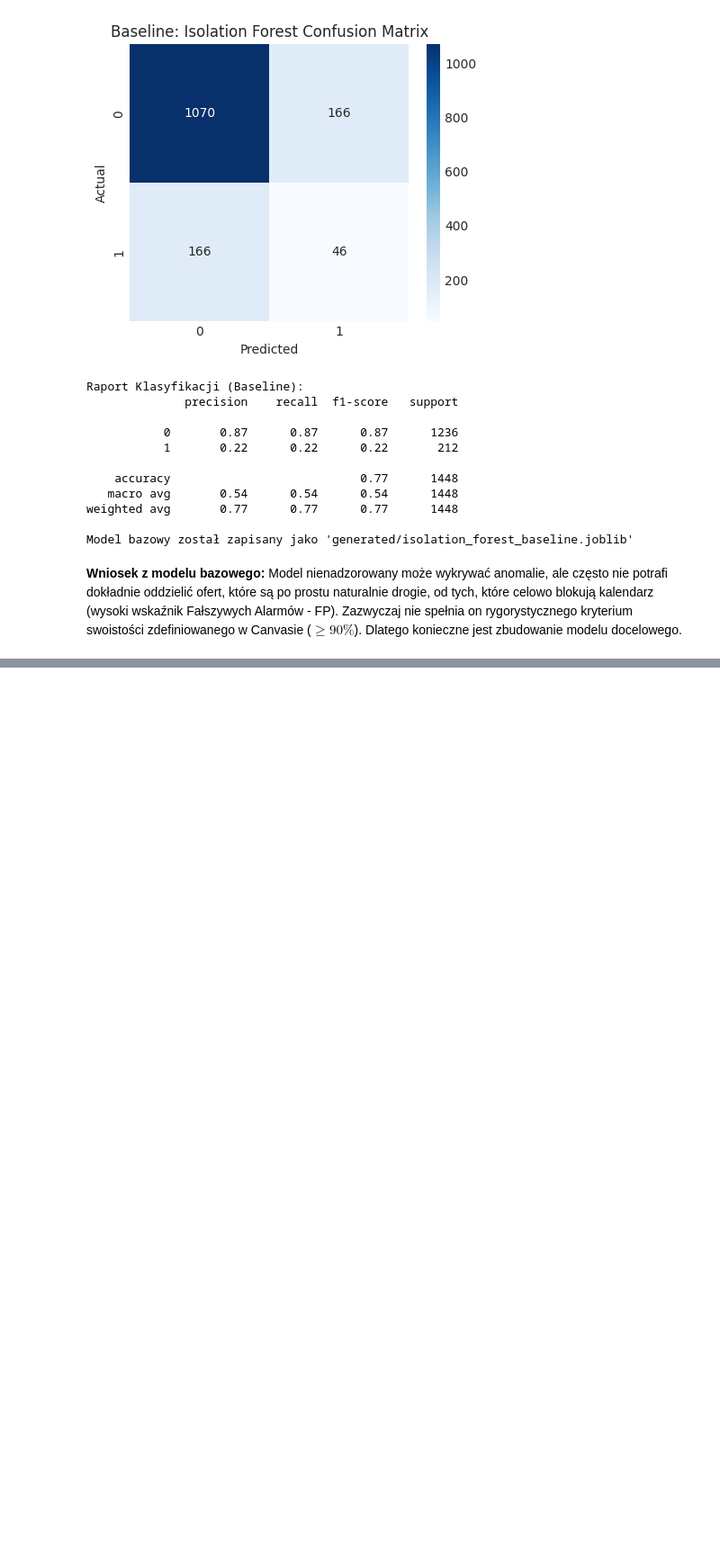
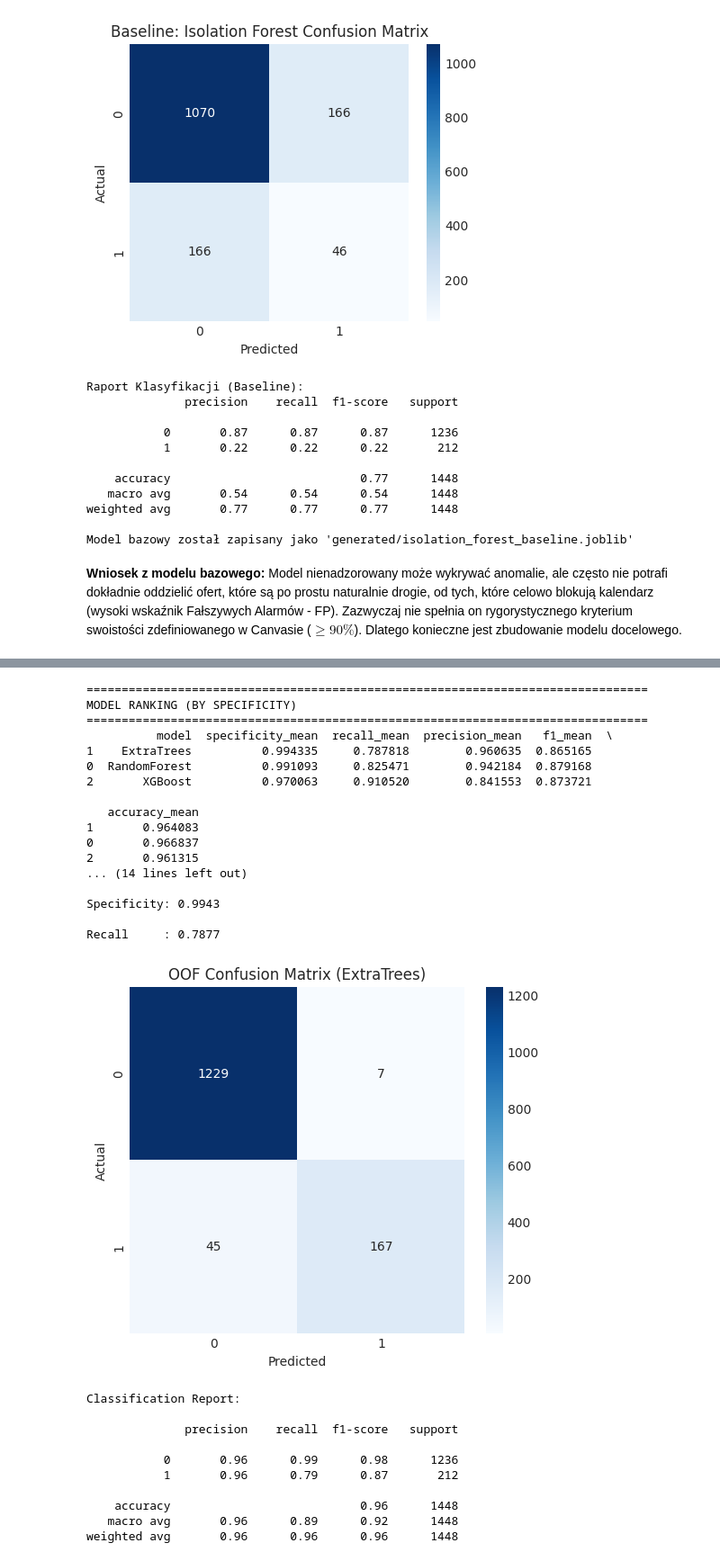
Before and after one commit to RI88Z/nocarz-price-anomaly-detector, a Jupyter notebook: 03_Modeling_and_Evaluation.ipynb, the cells around one changed output, grey strips where cells are left out. Shown at 90% size. Saved outputs shown, nothing was run; the diff lists cells and outputs as text; code cells hidden in the pictures; blank space fills up the shorter version.

Commit message:
corrected modeling

```diff
--- a/03_Modeling_and_Evaluation.ipynb
+++ b/03_Modeling_and_Evaluation.ipynb
@@ -226,0 +371,80 @@ Model docelowy został zapisany jako 'generated/random_forest_production.joblib'
+# %%
+# ============================================================
+# RESULTS TABLE
+# ============================================================
+
+results_df = pd.DataFrame(results).sort_values(
+    by="specificity_mean",
+    ascending=False,
+)
+
+print("\n" + "=" * 80)
+print("MODEL RANKING (BY SPECIFICITY)")
+print("=" * 80)
+print(results_df)
+
+print('\n\nNajlepszy model:', best_model_name)
+
+
+# ============================================================
+# BEST MODEL CONFUSION MATRIX
+# ============================================================
+
+specificity = custom_specificity_scorer(y, best_oof_predictions)
+recall = recall_score(y, best_oof_predictions)
+
+print("\n" + "=" * 80)
+print("CONFUSION MATRIX")
+print("=" * 80)
+
+cm = confusion_matrix(y, best_oof_predictions)
+print(cm)
+
+print("\nTN:", tn)
+print("FP:", fp)
+print("FN:", fn)
+print("TP:", tp)
+
+print(f"\nSpecificity: {specificity:.4f}")
+print(f"\nRecall     : {recall:.4f}")
+
+
+plt.figure(figsize=(6, 5))
+sns.heatmap(cm, annot=True, fmt="d", cmap="Blues")
+plt.title(f"OOF Confusion Matrix ({best_model_name})")
+plt.xlabel("Predicted")
+plt.ylabel("Actual")
+plt.show()
+
+
+print("\nClassification Report:\n")
+print(classification_report(y, best_oof_predictions, zero_division=0))
+# %% [output]
+================================================================================
+MODEL RANKING (BY SPECIFICITY)
+================================================================================
+          model  specificity_mean  recall_mean  precision_mean   f1_mean  \
+1    ExtraTrees          0.994335     0.787818        0.960635  0.865165
+0  RandomForest          0.991093     0.825471        0.942184  0.879168
+2       XGBoost          0.970063     0.910520        0.841553  0.873721
+
+   accuracy_mean
+1       0.964083
+0       0.966837
+2       0.961315
+... (14 lines left out)
+
+Specificity: 0.9943
+
+Recall     : 0.7877
+[figure, added]
+Classification Report:
+
+              precision    recall  f1-score   support
+
+           0       0.96      0.99      0.98      1236
+           1       0.96      0.79      0.87       212
+
+    accuracy                           0.96      1448
+   macro avg       0.96      0.89      0.92      1448
+weighted avg       0.96      0.96      0.96      1448
```
Also changed, not shown: parts of 11 cells of this notebook, 2 other files.
